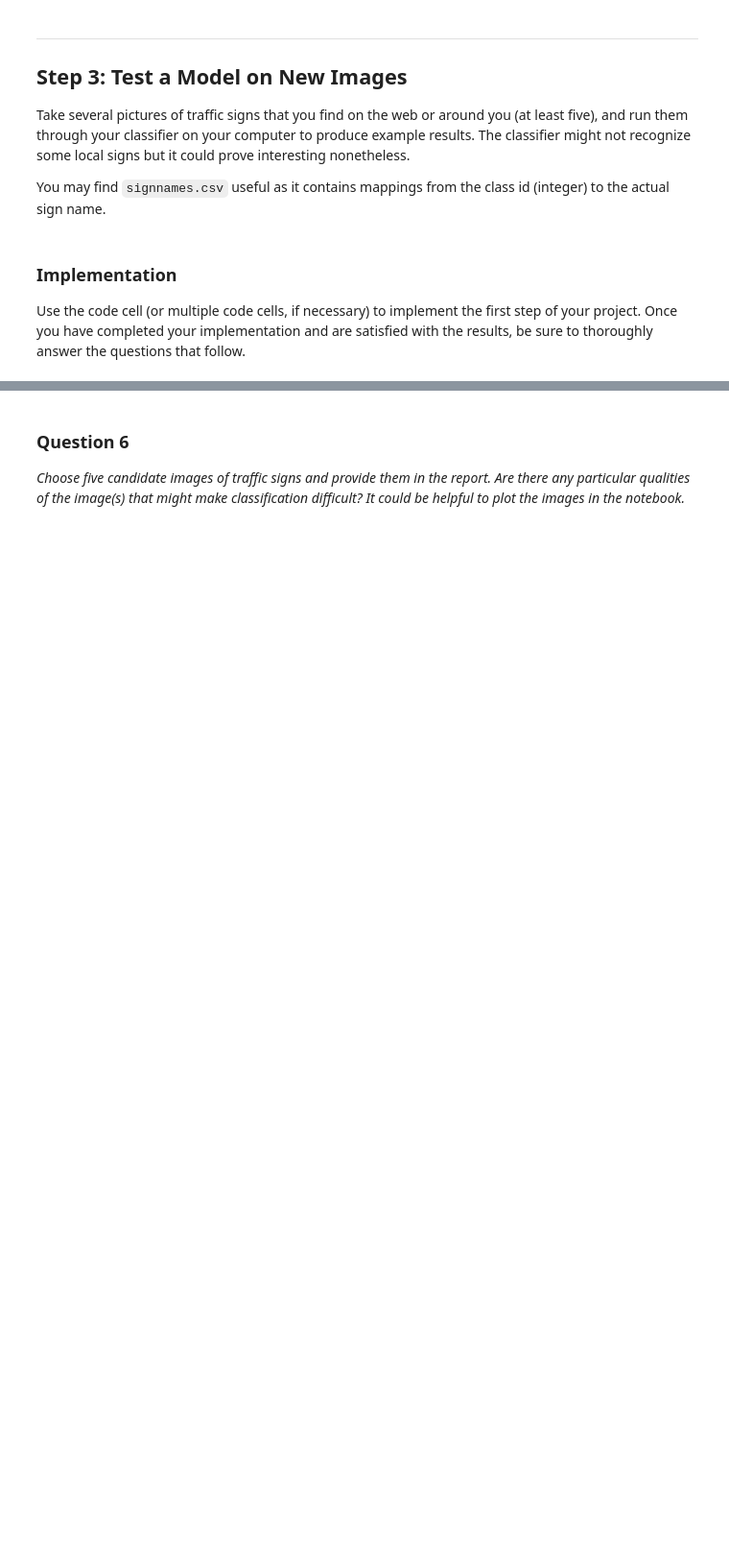
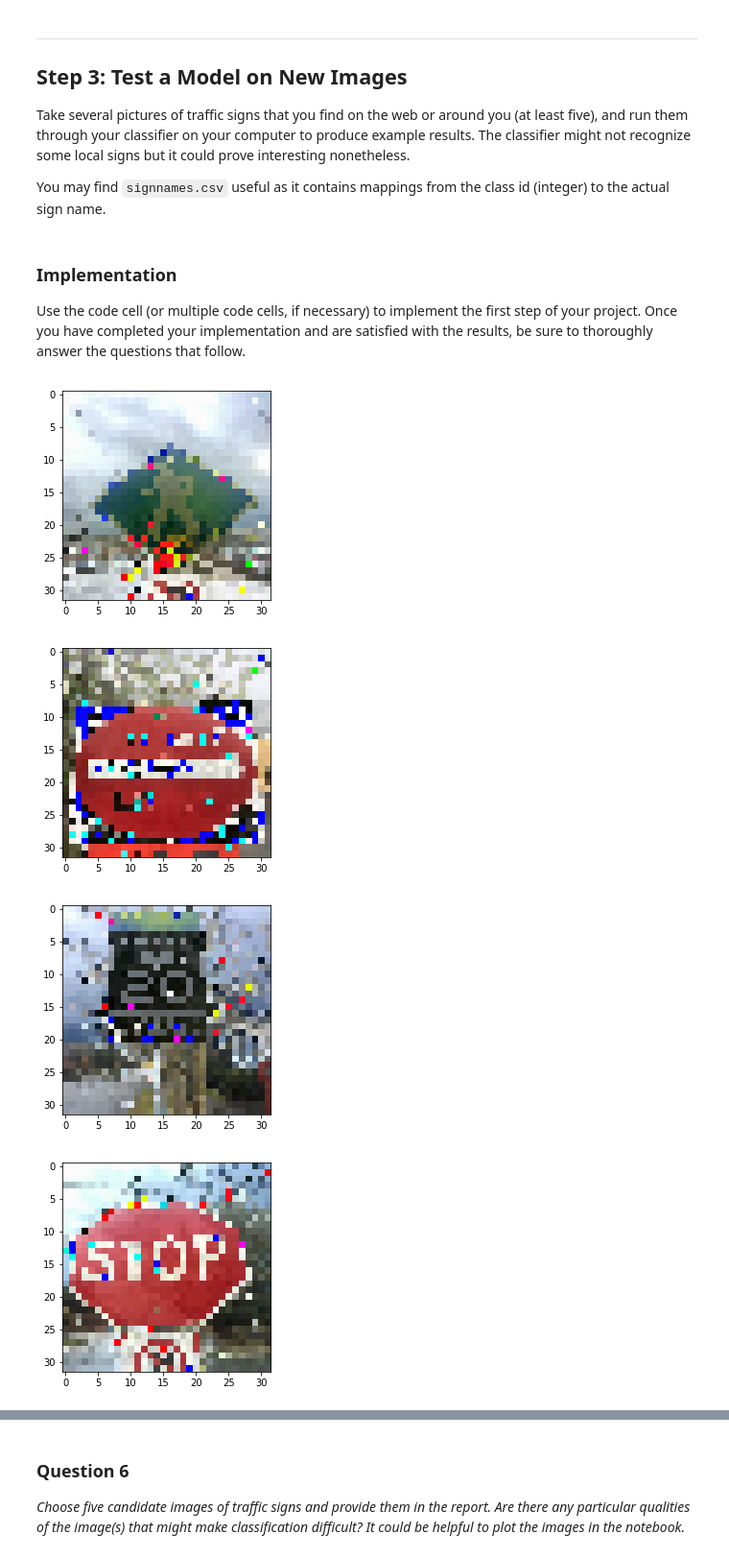
Before and after one commit to rastringer/Traffic-Sign-Classifier, a Jupyter notebook: Traffic_Sign_Classifier.ipynb, the cells around one changed output, grey strips where cells are left out. Shown at 96% size. Cells and saved outputs as stored; diff of their text form; code cells hidden in the pictures; blank space fills up the shorter version.

```diff
--- a/Traffic_Sign_Classifier.ipynb
+++ b/Traffic_Sign_Classifier.ipynb
@@ -85,32 +95,3 @@ Visualize the German Traffic Signs Dataset using the pickled file(s). This is op
 The [Matplotlib](http://matplotlib.org/) [examples](http://matplotlib.org/examples/index.html) and [gallery](http://matplotlib.org/gallery.html) pages are a great resource for doing visualizations in Python.
 
 **NOTE:** It's recommended you start with something simple first. If you wish to do more, come back to it after you've completed the rest of the sections.
-# %%
-### Data exploration visualization goes here.
-### Feel free to use as many code cells as needed.
-import random
-import numpy as np
-import matplotlib.pyplot as plt
-# Visualizations will be shown in the notebook.
-%matplotlib inline
-
-
-for i in range(1, 10):
-    index = random.randint(0, len(X_train))
-    image = X_train[index].squeeze()
-    plt.figure(figsize=(2,3))
-    plt.imshow(image)
-    print(y_train[index])
-
-# def plot_images(images, rows, columns, labels=[]):
-#     n_images = len(images)
-#     maximum_images = rows * columns
-#     cease_range = n_images + 1 if n_images < maximum_images else maximum_images + 1
-#         for i in range(1, cease_range):
-#             idx = np.random.choice(n_images, size=1)
-#             image = images[idx]
-#             plt.figure()
-#             plt.imshow(image)
-#         plt.show()
-
-# plot_images(X_train, 2, 3, y_train)
@@ -362,24 +384,28 @@ Use the code cell (or multiple code cells, if necessary) to implement the first
 # %%
 ### Load the images and plot them here.
 ### Feel free to use as many code cells as needed.
 
 import matplotlib.image as mpimg
 import os
 import cv2
 
 def new_image_process(name):
     image = cv2.imread(name)
     image = cv2.resize(image,(32, 32))
+    image = cv2.cvtColor(image,cv2.COLOR_BGR2RGB)
+    image = image/128
     return image
 
-test_dir_name = "test_images"
-filenames = ["road_work.png", "autobahn.png", "pedestrians.png", "slippery_road.png", "30_zone.png"]
+new_images = [new_image_process("./test_images/"+name) for name in os.listdir("./test_images/")]
+name_new_images = [name for name in os.listdir("./test_images/")]
+new_images = np.array(new_images, dtype = np.float32)
+new_labels = np.array([27., 17., 0., 14., 28.,40.], np.float)
 
-#test_images = [mpimg.imread(test_dir_name + "/" + file) for file in filenames]
-test_images = [cv2.imread(test_dir_name + "/" + file) for file in filenames]
-
-for file in filenames:
-    image = mpimg.imread("./test_images/" + file)
-    test_images.append(image)
+for image in new_images:
     plt.imshow(image)
     plt.show()
+# %% [output]
+[figure, added]
+[figure, added]
+[figure, added]
+[figure, added]
```
Also changed, not shown: parts of 29 cells of this notebook, 17 other files.
